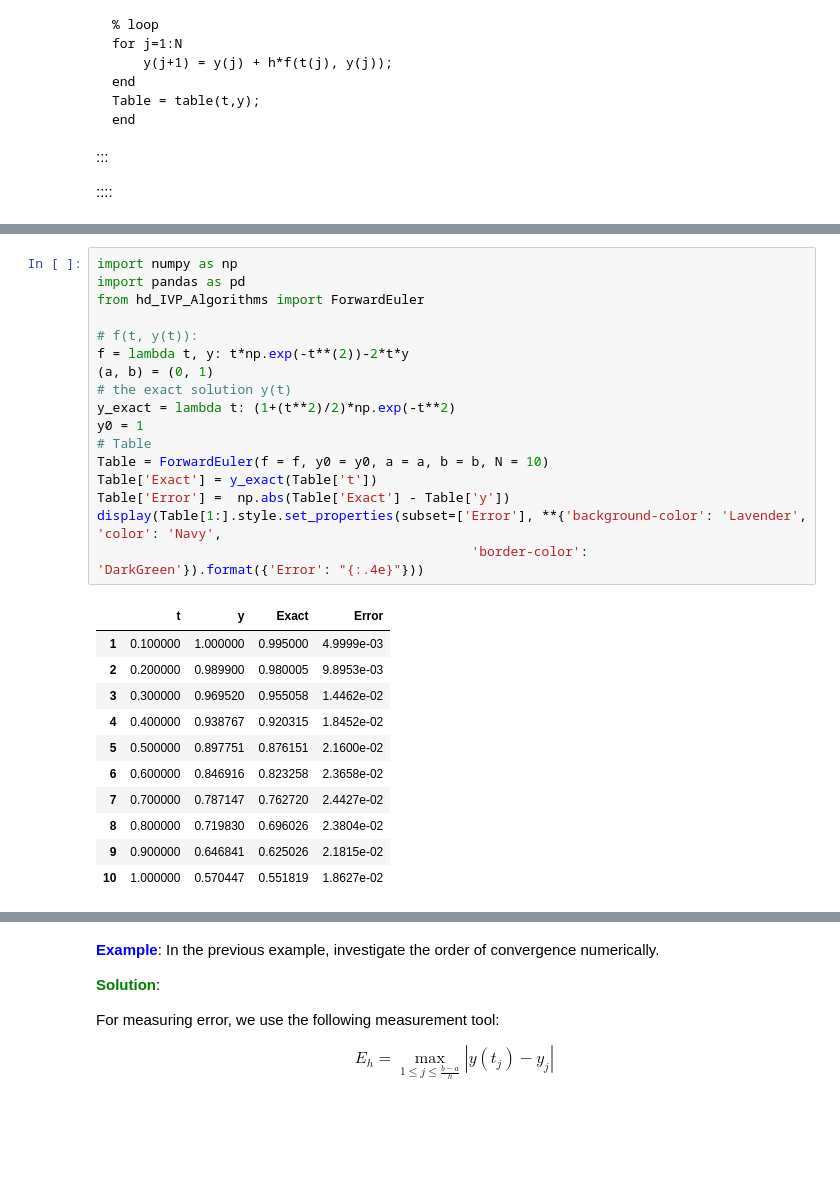
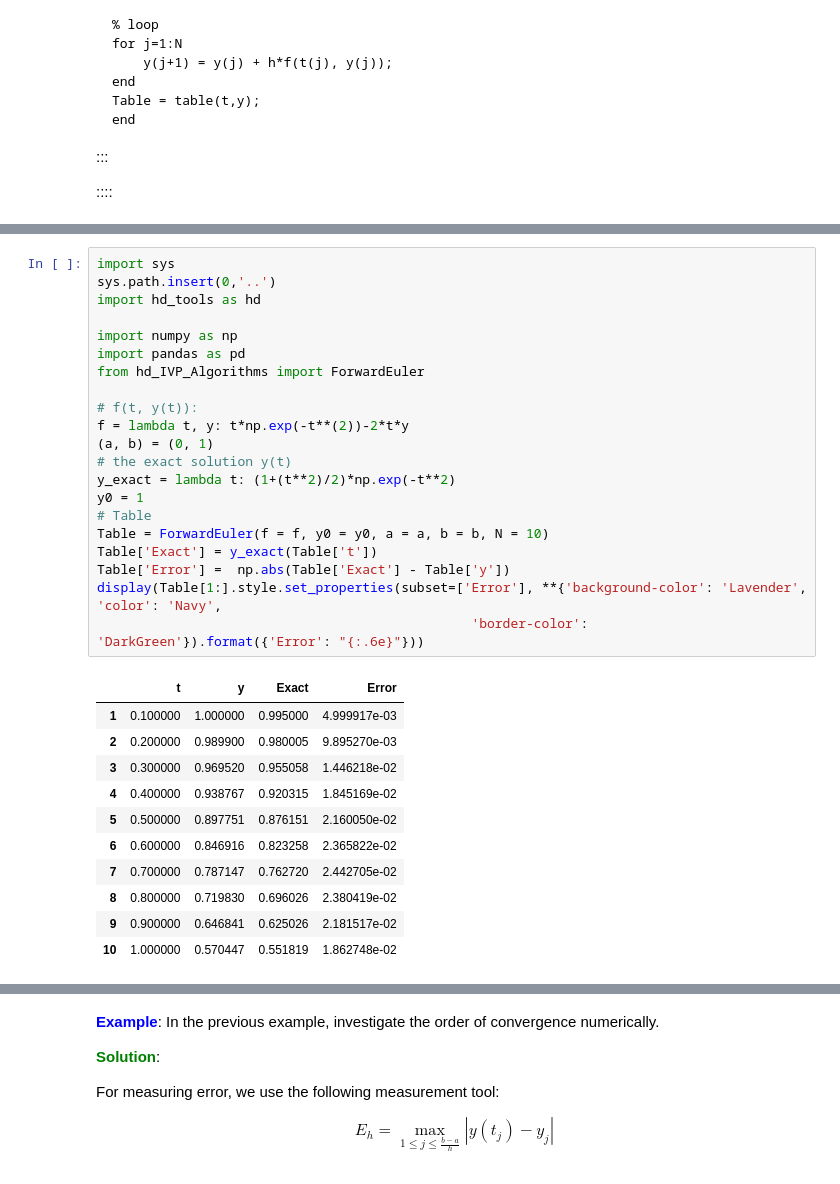
Before and after one commit to HatefDastour/hatefdastour.github.io, a Jupyter notebook: _notes/Numerical_Analysis/_sources/chapter_06/FirstOrder_methods.ipynb, the cells around one changed output, grey strips where cells are left out. Saved outputs shown, nothing was run; the diff lists cells and outputs as text; blank space fills up the shorter version.

```diff
--- a/_notes/Numerical_Analysis/_sources/chapter_06/FirstOrder_methods.ipynb
+++ b/_notes/Numerical_Analysis/_sources/chapter_06/FirstOrder_methods.ipynb
@@ -146,29 +182,33 @@ Loading BokehJS ...
 # %%
+import sys
+sys.path.insert(0,'..')
+import hd_tools as hd
+
 import numpy as np
 import pandas as pd
 from hd_IVP_Algorithms import ForwardEuler
 
 # f(t, y(t)):
 f = lambda t, y: t*np.exp(-t**(2))-2*t*y
 (a, b) = (0, 1)
 # the exact solution y(t)
 y_exact = lambda t: (1+(t**2)/2)*np.exp(-t**2)
 y0 = 1
 # Table
 Table = ForwardEuler(f = f, y0 = y0, a = a, b = b, N = 10)
 Table['Exact'] = y_exact(Table['t'])
 Table['Error'] =  np.abs(Table['Exact'] - Table['y'])
 display(Table[1:].style.set_properties(subset=['Error'], **{'background-color': 'Lavender', 'color': 'Navy',
-                                                'border-color': 'DarkGreen'}).format({'Error': "{:.4e}"}))
+                                                'border-color': 'DarkGreen'}).format({'Error': "{:.6e}"}))
 # %% [output]
 |  | t | y | Exact | Error |
-| 1 | 0.100000 | 1.000000 | 0.995000 | 4.9999e-03 |
-| 2 | 0.200000 | 0.989900 | 0.980005 | 9.8953e-03 |
-| 3 | 0.300000 | 0.969520 | 0.955058 | 1.4462e-02 |
-| 4 | 0.400000 | 0.938767 | 0.920315 | 1.8452e-02 |
-| 5 | 0.500000 | 0.897751 | 0.876151 | 2.1600e-02 |
-| 6 | 0.600000 | 0.846916 | 0.823258 | 2.3658e-02 |
-| 7 | 0.700000 | 0.787147 | 0.762720 | 2.4427e-02 |
-| 8 | 0.800000 | 0.719830 | 0.696026 | 2.3804e-02 |
-| 9 | 0.900000 | 0.646841 | 0.625026 | 2.1815e-02 |
-| 10 | 1.000000 | 0.570447 | 0.551819 | 1.8627e-02 |
+| 1 | 0.100000 | 1.000000 | 0.995000 | 4.999917e-03 |
+| 2 | 0.200000 | 0.989900 | 0.980005 | 9.895270e-03 |
+| 3 | 0.300000 | 0.969520 | 0.955058 | 1.446218e-02 |
+| 4 | 0.400000 | 0.938767 | 0.920315 | 1.845169e-02 |
+| 5 | 0.500000 | 0.897751 | 0.876151 | 2.160050e-02 |
+| 6 | 0.600000 | 0.846916 | 0.823258 | 2.365822e-02 |
+| 7 | 0.700000 | 0.787147 | 0.762720 | 2.442705e-02 |
+| 8 | 0.800000 | 0.719830 | 0.696026 | 2.380419e-02 |
+| 9 | 0.900000 | 0.646841 | 0.625026 | 2.181517e-02 |
+| 10 | 1.000000 | 0.570447 | 0.551819 | 1.862748e-02 |
```
Also changed, not shown: parts of 17 cells of this notebook, 56 other files.
